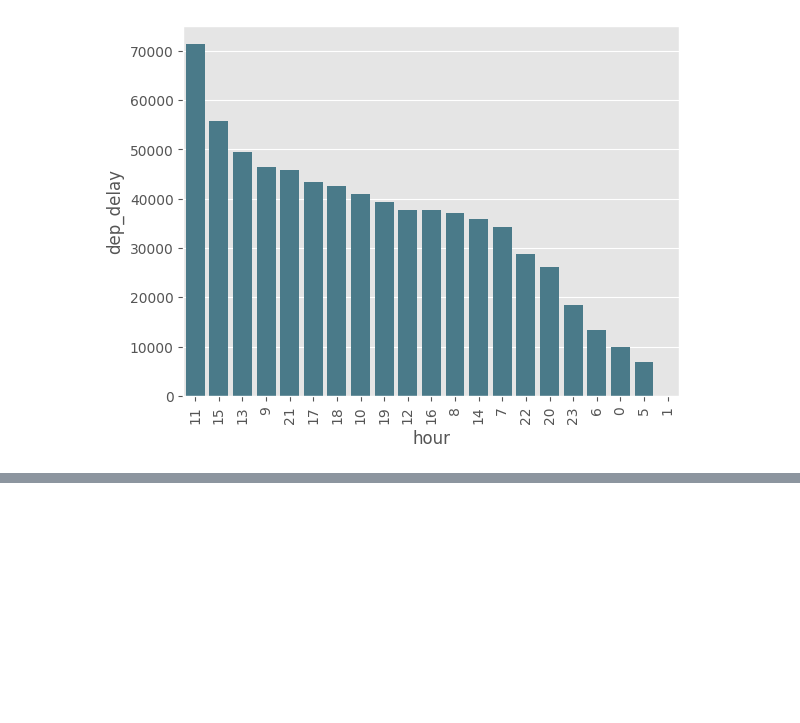
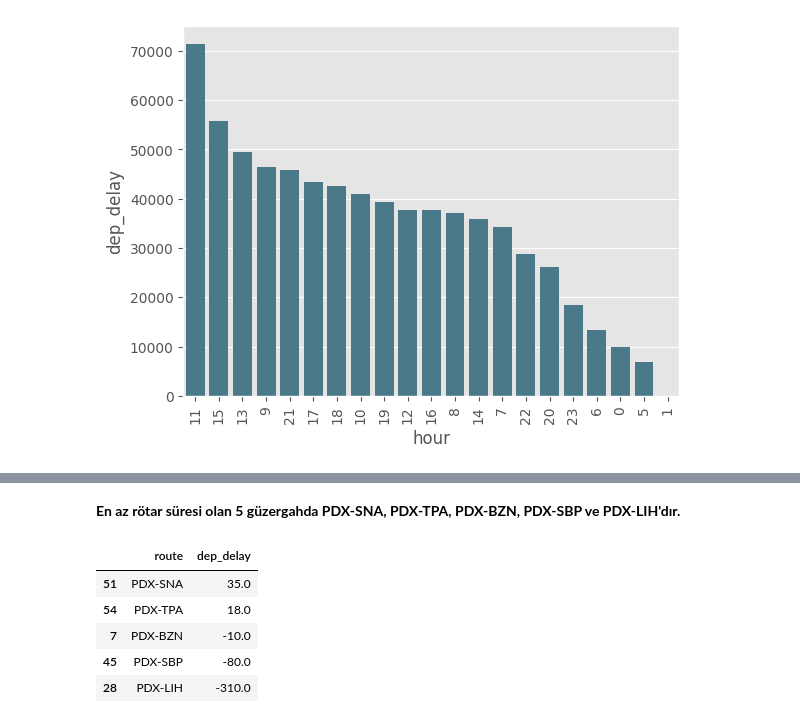
Before and after one commit to kntvrl/flights_project, a Jupyter notebook: project_notebook_ds.ipynb, the cells around one changed output, grey strips where cells are left out. Saved outputs shown, nothing was run; the diff lists cells and outputs as text; code cells hidden in the pictures; blank space fills up the shorter version.

```diff
--- a/project_notebook_ds.ipynb
+++ b/project_notebook_ds.ipynb
@@ -1114,0 +1124,11 @@ _ = custom_barplot(total_hourly_delays,"hour","dep_delay",sum)
+# %% [markdown]
+**En az rötar süresi olan 5 güzergahda PDX-SNA, PDX-TPA, PDX-BZN, PDX-SBP ve PDX-LIH'dır.**
+# %%
+df.groupby("route")["dep_delay"].sum().reset_index().sort_values("dep_delay",ascending=False).tail()
+# %% [output]
+|  | route | dep_delay |
+| 51 | PDX-SNA | 35.0 |
+| 54 | PDX-TPA | 18.0 |
+| 7 | PDX-BZN | -10.0 |
+| 45 | PDX-SBP | -80.0 |
+| 28 | PDX-LIH | -310.0 |
```
Also changed, not shown: parts of 9 cells of this notebook.
